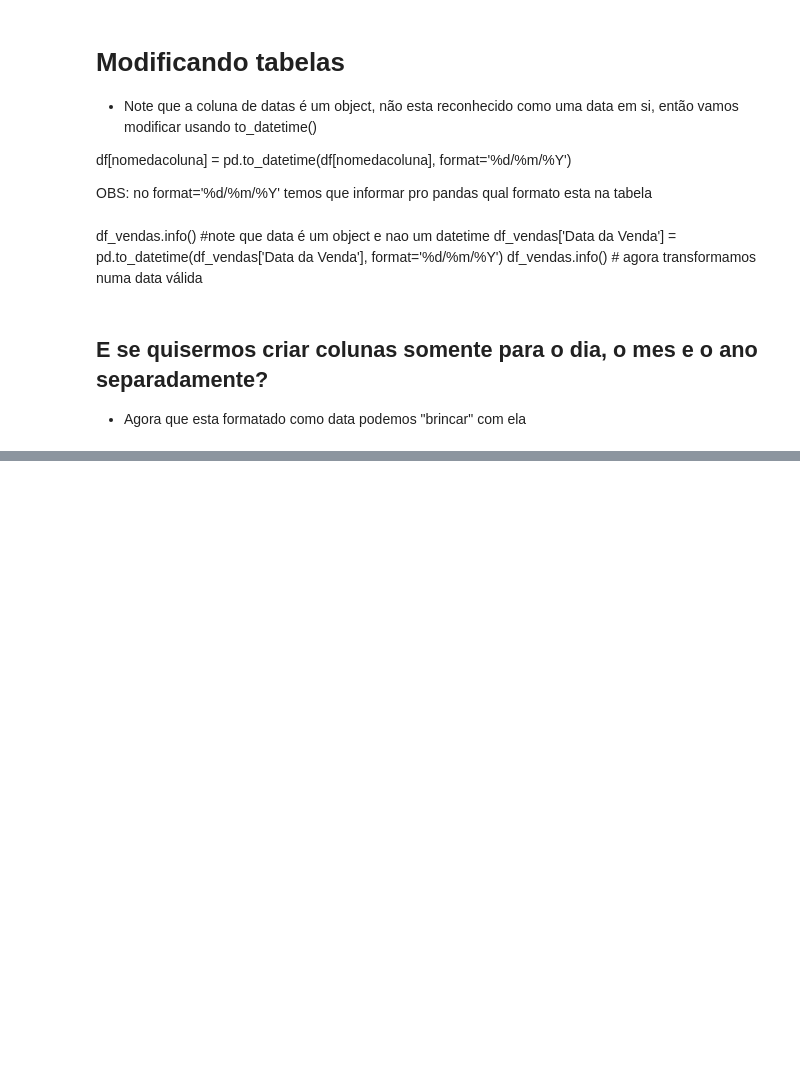
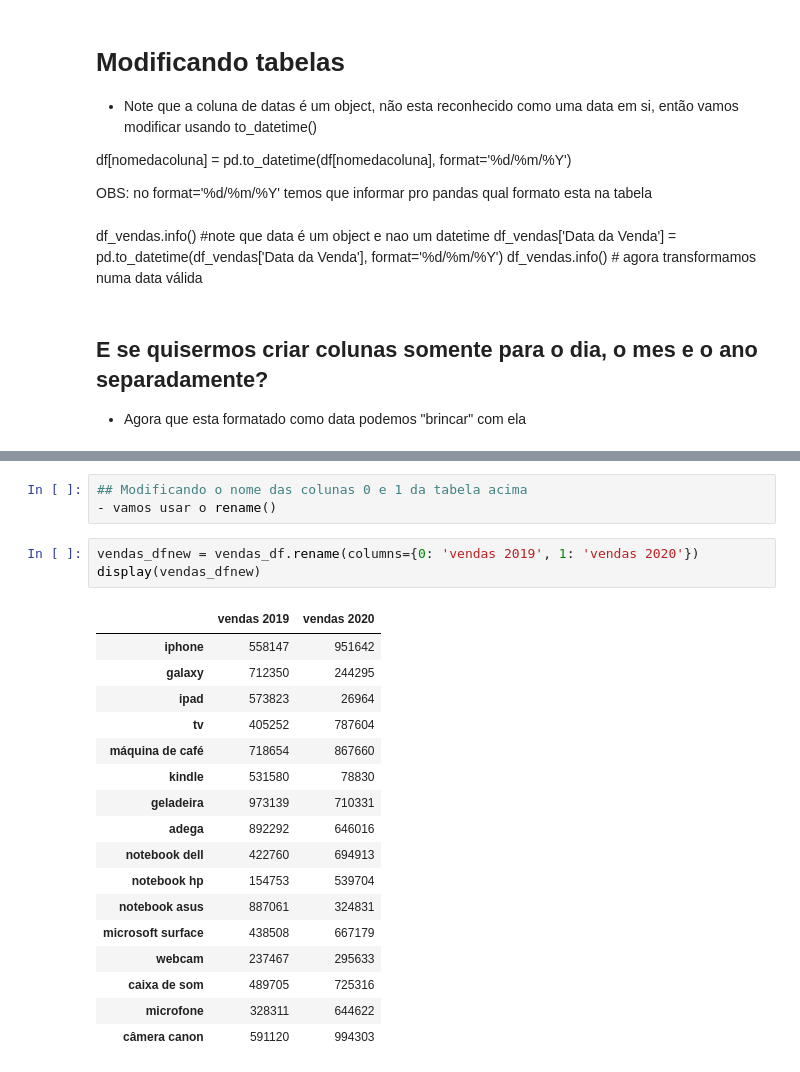
Before and after one commit to dev-daniel-amorim/Topico-Pandas_e_AD, a Jupyter notebook: Análise de dados (pandas).ipynb, the cells around one changed output, grey strips where cells are left out. Saved outputs shown, nothing was run; the diff lists cells and outputs as text; blank space fills up the shorter version.

```diff
--- a/Análise de dados (pandas).ipynb
+++ b/Análise de dados (pandas).ipynb
@@ -360,0 +427,24 @@ display(df_vendas.head())
+# %%
+## Modificando o nome das colunas 0 e 1 da tabela acima
+- vamos usar o rename()
+# %%
+vendas_dfnew = vendas_df.rename(columns={0: 'vendas 2019', 1: 'vendas 2020'})
+display(vendas_dfnew)
+# %% [output]
+|  | vendas 2019 | vendas 2020 |
+| iphone | 558147 | 951642 |
+| galaxy | 712350 | 244295 |
+| ipad | 573823 | 26964 |
+| tv | 405252 | 787604 |
+| máquina de café | 718654 | 867660 |
+| kindle | 531580 | 78830 |
+| geladeira | 973139 | 710331 |
+| adega | 892292 | 646016 |
+| notebook dell | 422760 | 694913 |
+| notebook hp | 154753 | 539704 |
+| notebook asus | 887061 | 324831 |
+| microsoft surface | 438508 | 667179 |
+| webcam | 237467 | 295633 |
+| caixa de som | 489705 | 725316 |
+| microfone | 328311 | 644622 |
+| câmera canon | 591120 | 994303 |
```
Also changed, not shown: parts of 12 cells of this notebook.
